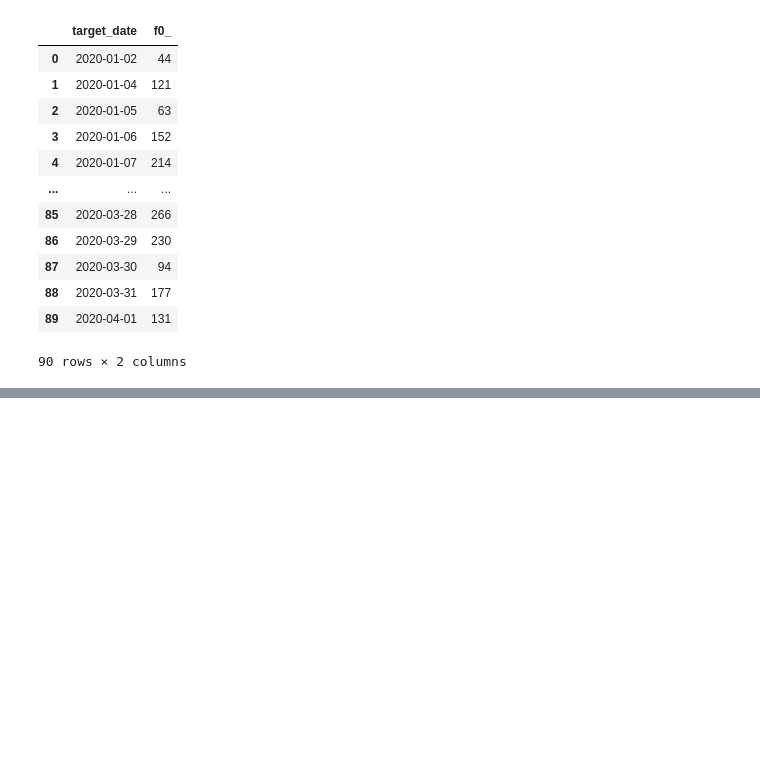
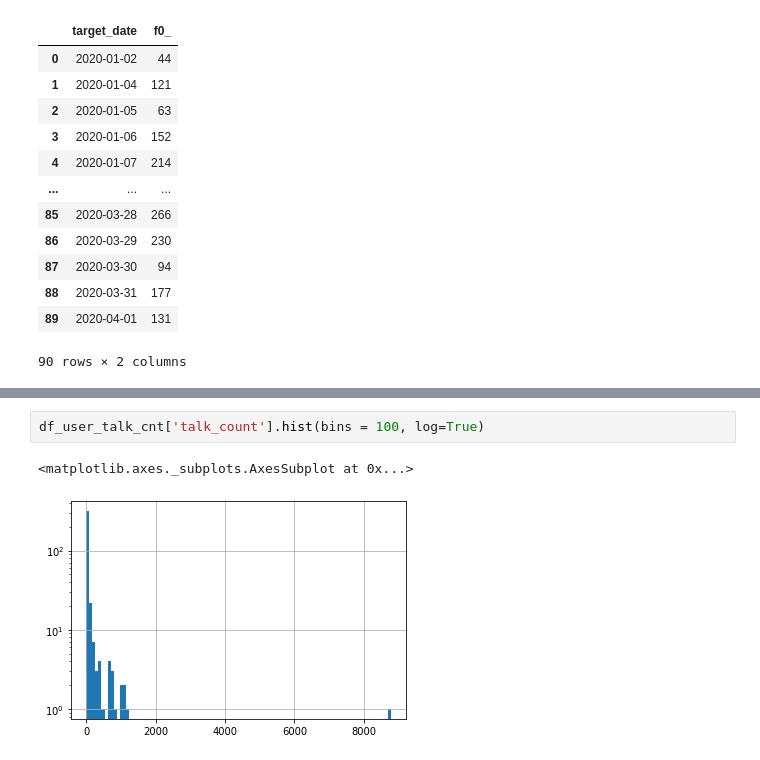
Before and after one commit to daikichidaze/slack-report-2020, a Jupyter notebook: slack-data-bacis-analysis.ipynb, the cells around one changed output, grey strips where cells are left out. Cells and saved outputs as stored; diff of their text form; blank space fills up the shorter version.

```diff
--- a/slack-data-bacis-analysis.ipynb
+++ b/slack-data-bacis-analysis.ipynb
@@ -335,0 +301,5 @@ df_replies_history
+# %%
+df_user_talk_cnt['talk_count'].hist(bins = 100, log=True)
+# %% [output]
+<matplotlib.axes._subplots.AxesSubplot at 0x...>
+[figure, added]
```
Also changed, not shown: parts of 15 cells of this notebook, 1 other file.
